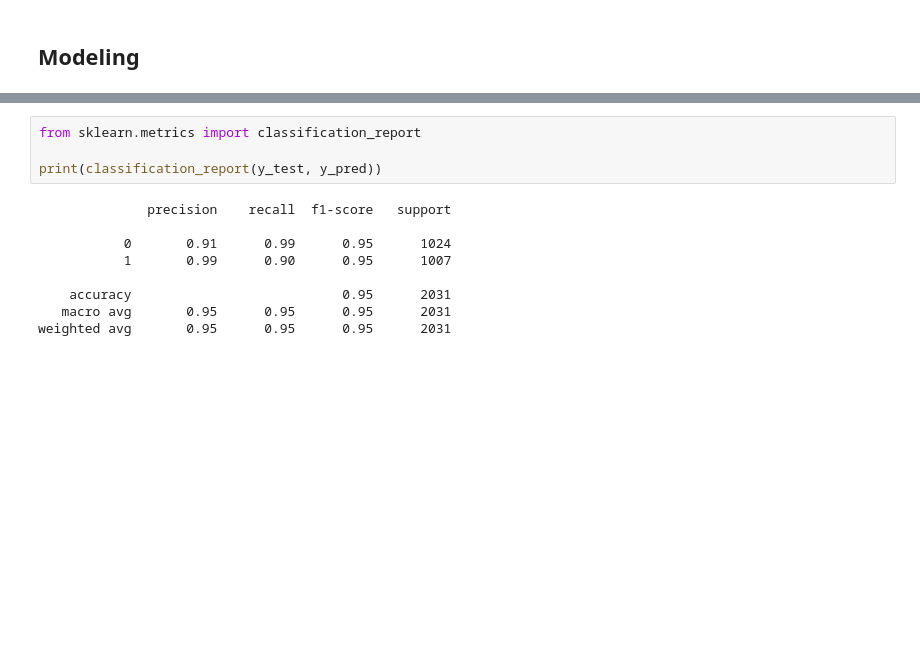
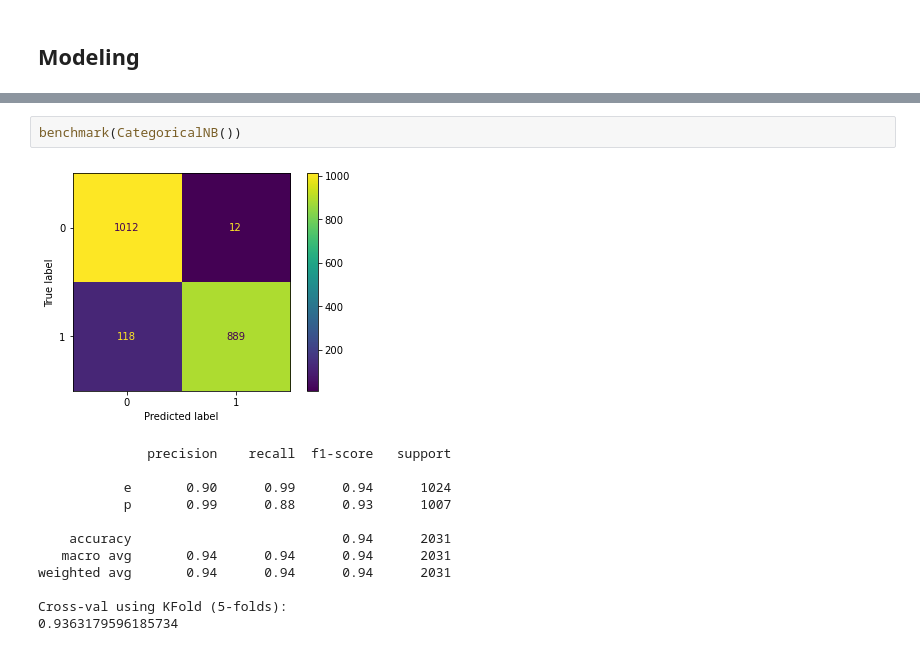
Before and after one commit to royandhika/classification-mushroom, a Jupyter notebook: classification.ipynb, the cells around one changed output, grey strips where cells are left out. Cells and saved outputs as stored; diff of their text form; blank space fills up the shorter version.

```diff
--- a/test.ipynb
+++ b/classification.ipynb
@@ -268,13 +292,15 @@ plt.show()
-# %%
-from sklearn.metrics import classification_report
-
-print(classification_report(y_test, y_pred))
-# %% [output]
-              precision    recall  f1-score   support
-
-           0       0.91      0.99      0.95      1024
-           1       0.99      0.90      0.95      1007
-
-    accuracy                           0.95      2031
-   macro avg       0.95      0.95      0.95      2031
-weighted avg       0.95      0.95      0.95      2031
+# %%
+benchmark(CategoricalNB())
+# %% [output]
+[figure, added]
+              precision    recall  f1-score   support
+
+           e       0.90      0.99      0.94      1024
+           p       0.99      0.88      0.93      1007
+
+    accuracy                           0.94      2031
+   macro avg       0.94      0.94      0.94      2031
+weighted avg       0.94      0.94      0.94      2031
+
+Cross-val using KFold (5-folds):
+0.9363179596185734
```
Also changed, not shown: parts of 23 cells of this notebook.
